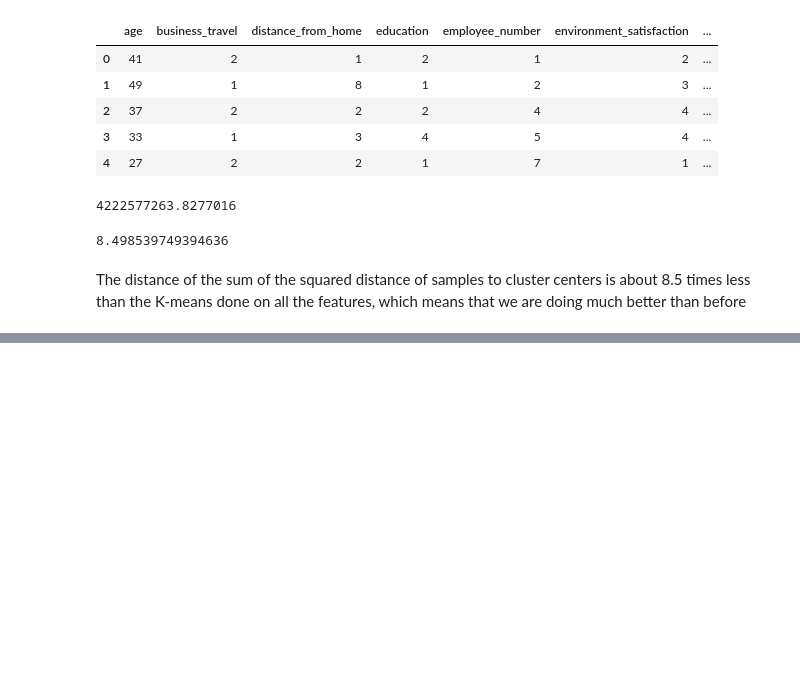
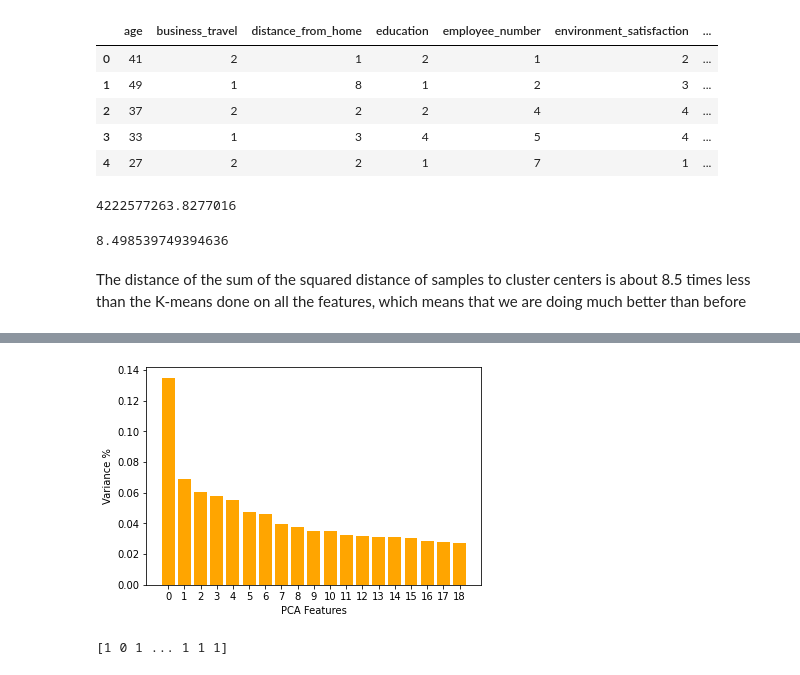
Before and after one commit to afnanrahman/EAFP, a Jupyter notebook: Kevin_Omer_Clustering.ipynb, the cells around one changed output, grey strips where cells are left out. Saved outputs shown, nothing was run; the diff lists cells and outputs as text; code cells hidden in the pictures; blank space fills up the shorter version.

```diff
--- a/Kevin_Omer_Clustering.ipynb
+++ b/Kevin_Omer_Clustering.ipynb
@@ -114,0 +143,8 @@ The distance of the sum of the squared distance of samples to cluster centers is
+# %%
+# Standard Scalar
+temp_df = data_df.drop(["attrition"], axis=1)
+X_scale = StandardScaler().fit_transform(temp_df)
+
+# PCA Instance
+pca = PCA(n_components=19, random_state=42)
+components = pca.fit_transform(X_scale)
@@ -114,0 +163,17 @@ The distance of the sum of the squared distance of samples to cluster centers is
+# %%
+# Visualizing Top Predictors
+features = range(pca.n_components_)
+plt.bar(features, pca.explained_variance_ratio_, color='orange')
+plt.xlabel('PCA Features')
+plt.ylabel('Variance %')
+plt.xticks(features)
+# Save components to a DataFrame
+PCA_components = pd.DataFrame(components)
+# %% [output]
+[figure, added]
+# %%
+kmeans = KMeans(2, random_state=42)
+labels = kmeans.fit_predict(PCA_components)
+print(labels)
+# %% [output]
+[1 0 1 ... 1 1 1]
```
Also changed, not shown: parts of 18 cells of this notebook.
